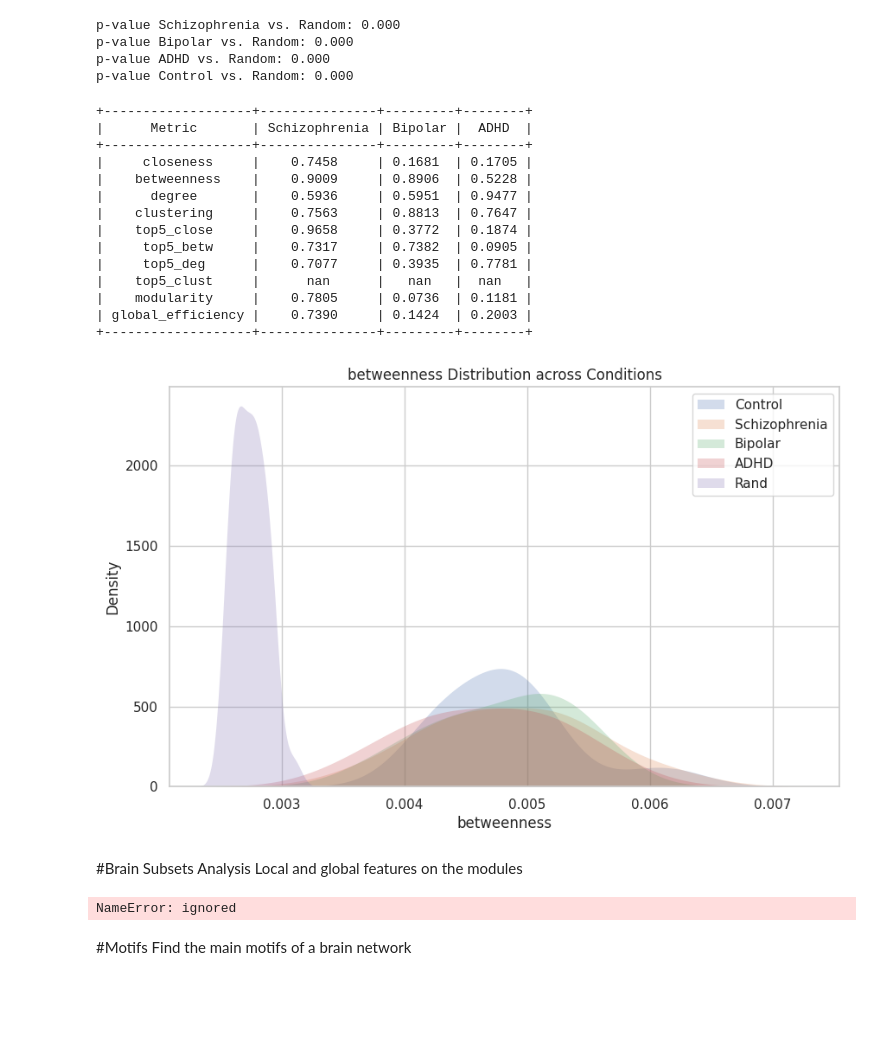
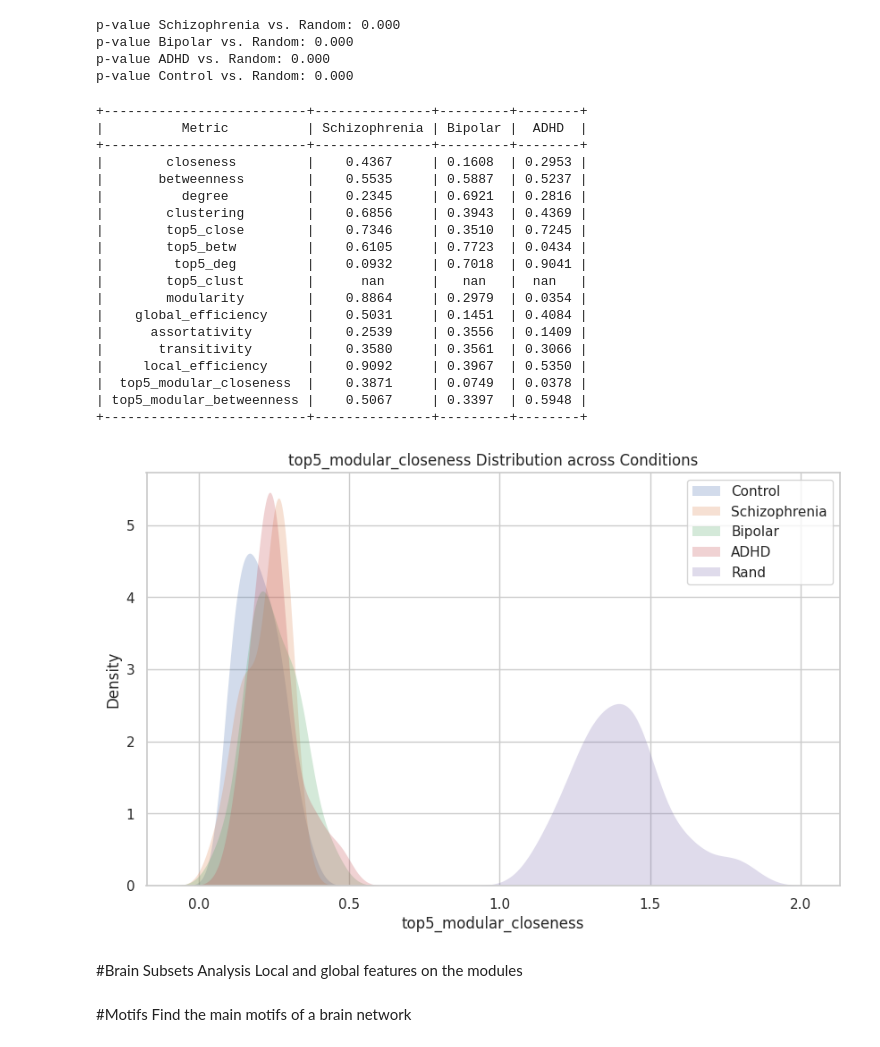
Before and after one commit to FrancescoMonaco/LFN_Project, a Jupyter notebook: LFN_Project.ipynb, the cells around one changed output. Cells and saved outputs as stored; diff of their text form; code cells hidden in the pictures; blank space fills up the shorter version.

Commit message:
Comments, run with the other metrics

```diff
--- a/LFN_Project.ipynb
+++ b/LFN_Project.ipynb
@@ -127,10 +127,18 @@ else:
   selected_subjects = [
       'sub-10159', 'sub-10171', 'sub-10189', 'sub-10206', 'sub-10217',
       'sub-10292', 'sub-10524', 'sub-10316', 'sub-10940', 'sub-11156',
+      'sub-10506', 'sub-10678', 'sub-10523', 'sub-10525', 'sub-10530',
+      'sub-10674','sub-11122', 'sub-10680', 'sub-10686', 'sub-10696',
+      'sub-50077', 'sub-50085', 'sub-50080', 'sub-50058', 'sub-50056',
+      'sub-50054', 'sub-50055', 'sub-50053', 'sub-50051','sub-50052'
       'sub-50004', 'sub-50005', 'sub-50006', 'sub-50007', 'sub-50008',
       'sub-50010', 'sub-50013', 'sub-50014', 'sub-50015', 'sub-50016',
       'sub-60001', 'sub-60005', 'sub-60006', 'sub-60008', 'sub-60010',
       'sub-60011', 'sub-60012', 'sub-60014', 'sub-60015', 'sub-60016',
+      'sub-60017','sub-60018','sub-60019','sub-60020','sub-60021',
+      'sub-60022','sub-60028','sub-60033','sub-60036','sub-60037',
+      'sub-70040','sub-70046','sub-70048','sub-70049','sub-70051',
+      'sub-70052','sub-70055','sub-70057','sub-70058','sub-70061',
       'sub-70017', 'sub-70020', 'sub-70021', 'sub-70022', 'sub-70026',
       'sub-70029', 'sub-70033', 'sub-70034', 'sub-70083', 'sub-70086'
   ]
@@ -409,23 +420,28 @@ p-value Control vs. Random: 0.000
 #@title Print p-values of the t-tests
 print_ttest_pval(dataframes, conditions)
 # %% [output]
-+-------------------+---------------+---------+--------+
-|      Metric       | Schizophrenia | Bipolar |  ADHD  |
-+-------------------+---------------+---------+--------+
-|     closeness     |    0.7458     | 0.1681  | 0.1705 |
-|    betweenness    |    0.9009     | 0.8906  | 0.5228 |
-|      degree       |    0.5936     | 0.5951  | 0.9477 |
-|    clustering     |    0.7563     | 0.8813  | 0.7647 |
-|    top5_close     |    0.9658     | 0.3772  | 0.1874 |
-|     top5_betw     |    0.7317     | 0.7382  | 0.0905 |
-|     top5_deg      |    0.7077     | 0.3935  | 0.7781 |
-|    top5_clust     |      nan      |   nan   |  nan   |
-|    modularity     |    0.7805     | 0.0736  | 0.1181 |
-| global_efficiency |    0.7390     | 0.1424  | 0.2003 |
-+-------------------+---------------+---------+--------+
++--------------------------+---------------+---------+--------+
+|          Metric          | Schizophrenia | Bipolar |  ADHD  |
++--------------------------+---------------+---------+--------+
+|        closeness         |    0.4367     | 0.1608  | 0.2953 |
+|       betweenness        |    0.5535     | 0.5887  | 0.5237 |
+|          degree          |    0.2345     | 0.6921  | 0.2816 |
+|        clustering        |    0.6856     | 0.3943  | 0.4369 |
+|        top5_close        |    0.7346     | 0.3510  | 0.7245 |
+|        top5_betw         |    0.6105     | 0.7723  | 0.0434 |
+|         top5_deg         |    0.0932     | 0.7018  | 0.9041 |
+|        top5_clust        |      nan      |   nan   |  nan   |
+|        modularity        |    0.8864     | 0.2979  | 0.0354 |
+|    global_efficiency     |    0.5031     | 0.1451  | 0.4084 |
+|      assortativity       |    0.2539     | 0.3556  | 0.1409 |
+|       transitivity       |    0.3580     | 0.3561  | 0.3066 |
+|     local_efficiency     |    0.9092     | 0.3967  | 0.5350 |
+|  top5_modular_closeness  |    0.3871     | 0.0749  | 0.0378 |
+| top5_modular_betweenness |    0.5067     | 0.3397  | 0.5948 |
++--------------------------+---------------+---------+--------+
 # %%
 #@title Probability distributions plotter
-feature = "betweenness" # @param ["global_efficiency", "closeness", "betweenness", "degree", "top5_deg", "top5_close", "top5_betw", "clustering", "degree", "top5_clust", "modularity", "global_efficiency", "network_cost"]
+feature = "top5_modular_closeness" # @param ["global_efficiency", "closeness", "betweenness", "degree", "top5_deg", "top5_close", "top5_betw", "clustering", "degree", "top5_clust", "modularity", "global_efficiency", "network_cost", "assortativity", "transitivity", "top5_modular_closeness", "top5_modular_betweenness"]
 # Set the style
 sns.set(style="whitegrid")
 
@@ -435,62 +451,60 @@ plt.figure(figsize=(10, 6))
 # Control
 sns.kdeplot(control_data[feature], label='Control', fill=True, common_norm=True, cut = 3,
     linewidth=0,)
 
 # Schizophrenia
 sns.kdeplot(schz_data[feature], label='Schizophrenia', fill=True, common_norm=True, cut = 3,
     linewidth=0,)
 
 # Bipolar
 sns.kdeplot(bp_data[feature], label='Bipolar', fill=True, common_norm=True, cut = 3,
     linewidth=0,)
 
 # ADHD
 sns.kdeplot(adhd_data[feature], label='ADHD', fill=True, common_norm=True, cut = 3,
     linewidth=0,)
 
 sns.kdeplot(rand_grp[feature], label='Rand', fill=True, common_norm=True, cut = 3,
     linewidth=0,)
 
 # Adding labels and title
 plt.xlabel(feature)
 plt.ylabel('Density')
 plt.title(feature + ' Distribution across Conditions')
 
 # Adding legend
 plt.legend()
 
 # Show the plot
 plt.show()
 # %% [output]
-[figure, old version]
+[figure, new version]
 # %% [markdown]
 #Brain Subsets Analysis
 Local and global features on the modules
 # %%
 #@title Compute communities
-#take all the graphs for the patient , in order to understand how many hubs we have,
-#try also to take all the graphs.
-
 
 dataframes = [control_data, schz_data, bp_data, adhd_data, rand_grp]
 conditions = ["Control", "Schizophrenia", "Bipolar", "ADHD", "Random"]
 
-#process tye communities and the metrics related
+# Process the communities and the metrics related
 with Pool(processes=num_processes) as pool:
     processed_data = pool.starmap(
         compute_communities,
         [(dataframe, condition) for dataframe, condition in zip(dataframes, conditions)]
     )
 
-#store communiìties and community metrics
+# Store communities and community metrics
 for df, results in zip(dataframes, processed_data):
     df.loc[:,'communities'] = 5
     df['communities'] = df['communities'].astype(object)
     for result in results:
-        (row_name, community,ls) = result
+
+        (row_name, community,lc,lb) = result
         df.at[row_name, 'communities'] = community
-        df.at[row_name, 'communities_metrics'] = ls
+
+        #df.at[row_name, 'communities_closeness'] = lc
+        #df.at[row_name, 'communities_betweenness'] = lb
-# %% [output]
-NameError: ignored
 # %%
 #@title Plot the communities of a graph
```
Also changed, not shown: parts of 7 cells of this notebook.
